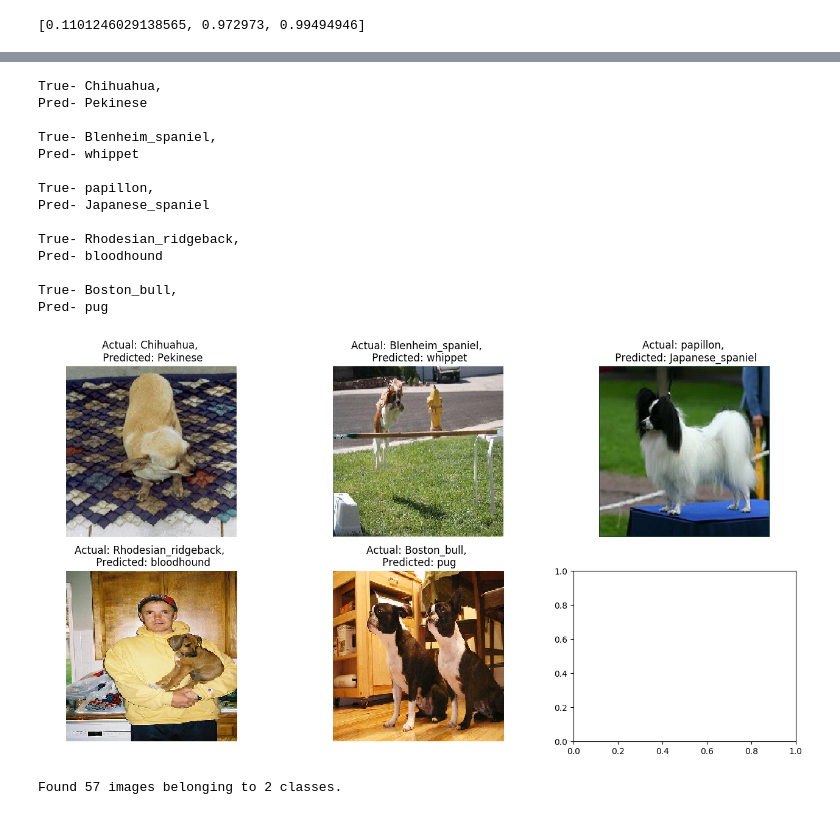
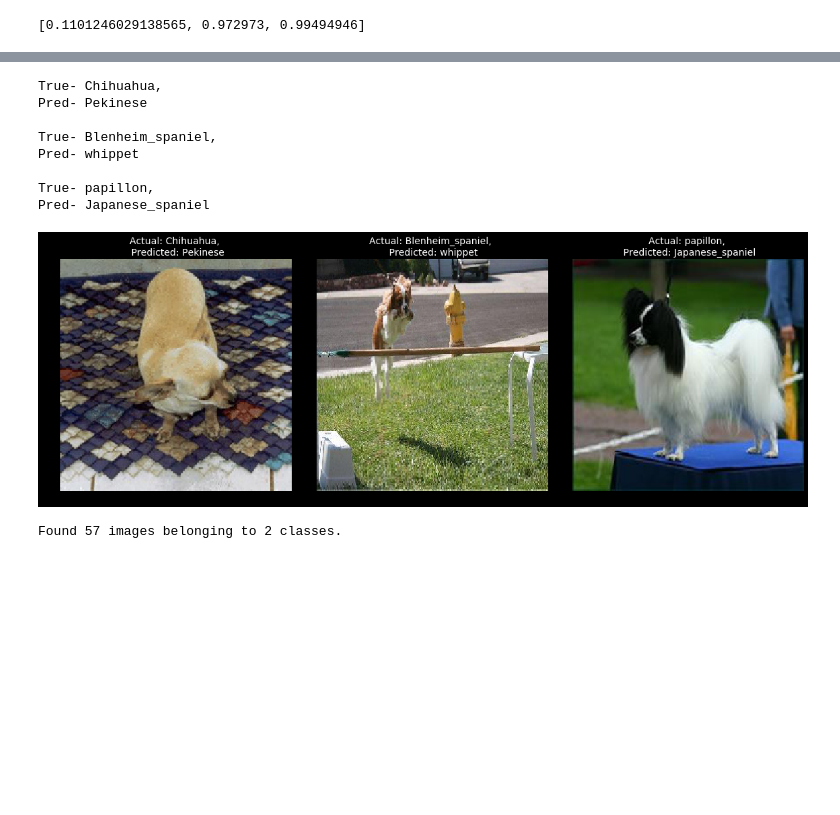
Before and after one commit to hberginc/Who-s_Your_Doggy, a Jupyter notebook: Visualize Predictions.ipynb, the cells around one changed output, grey strips where cells are left out. Cells and saved outputs as stored; diff of their text form; code cells hidden in the pictures; blank space fills up the shorter version.

```diff
--- a/Visualize Predictions.ipynb
+++ b/Visualize Predictions.ipynb
@@ -33,3 +33,8 @@ import datetime
 import time
 from tensorflow.math import confusion_matrix
 from tensorflow.keras.preprocessing import image
+plt.style.use("dark_background")
+
+from src.build_models import *
+from src.plotting_funcs import *
+from src.predict_funcs import *
@@ -256,5 +41,5 @@ def get_real_pred(predictions, holdout_generator):
 # %%
-train_generator, validation_generator = create_data_gens(target_size=(229,229), train_dir = "../images/Images/train",  test_dir = '../images/Images/test', batch_size = 30)
+train_generator, validation_generator = create_data_gens(target_size=(150,150), train_dir = "../images/Images/train",  val_dir = '../images/Images/test', batch_size = 30)
 # %% [output]
 Found 4164 images belonging to 25 classes.
 Found 185 images belonging to 25 classes.
@@ -264,5 +79,3 @@ model.load_weights('models_and_weights/weights_Xception_mod3_run2.h5')
-# %%
-pred = model.predict(validation_generator)
 # %%
 metrics = model.evaluate(validation_generator)
 # %% [output]
@@ -307,23 +116,44 @@ array([9.9980539e-01, 3.5087552e-13, 3.2599779e-08, 1.7876609e-07,
+# %%
+def get_real_pred(predictions, holdout_generator):
+#     predicted_class_indices = np.argmax(predictions,axis=1)
+    labels = holdout_generator.class_indices
+    labels = dict((v,k) for k,v in labels.items())
+    predictions = [labels[k] for k in predictions]
+    real_classes = holdout_generator.classes
+    real_labels = [labels[k] for k in real_classes]
+    predictions = ['-'.join(lab.split('-')[1:]) for lab in predictions]
+    real_labels = ['-'.join(lab.split('-')[1:]) for lab in real_labels]
+    return predictions, real_labels
+
+def plot_missclass(holdout_generator, predictions, axs = 'ax'):
+    x,y = holdout_generator.next()
+    prediction_labels, real_labels = get_real_pred(predictions, holdout_generator)
+
+    incorrect_index = find_missclass_indx(real_labels, prediction_labels)
+    ax = axs.flatten()
+    for i, ind in enumerate(incorrect_index):
+        rl = real_labels[ind]
+        pl = prediction_labels[ind]
+        image = x[ind]
+        ax[i].set_title('Actual: {}, \n Predicted: {}'.format(rl, pl), fontsize = 14)
+        ax[i].imshow(image)
+        ax[i].axis('off')
 # %%
-fig, axs = plt.subplots(2,3, figsize = (16,8))
+fig, axs = plt.subplots(1,3, figsize = (16,8))
 
 plot_missclass(validation_generator, pred, axs = axs)
+plt.tight_layout()
+plt.savefig('visuals/wrong_pred.png')
 # %% [output]
 True- Chihuahua,
 Pred- Pekinese
 
 True- Blenheim_spaniel,
 Pred- whippet
 
 True- papillon,
 Pred- Japanese_spaniel
-
-True- Rhodesian_ridgeback,
-Pred- bloodhound
-
-True- Boston_bull,
-Pred- pug
-[figure, old version]
+[figure, new version]
 # %%
 rees_dir = '../../../animal_images/'
 # %%
```
Also changed, not shown: parts of 8 cells of this notebook, 8 other files.
